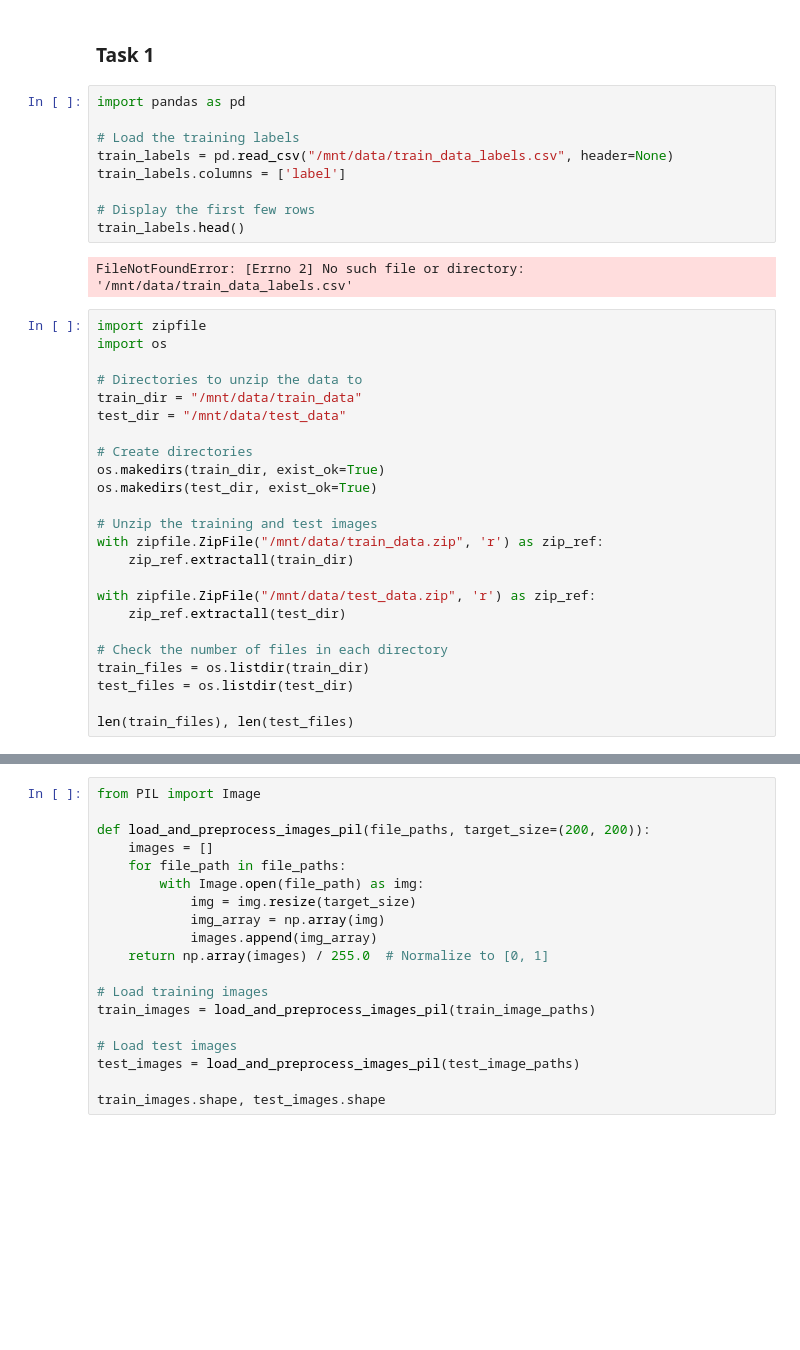
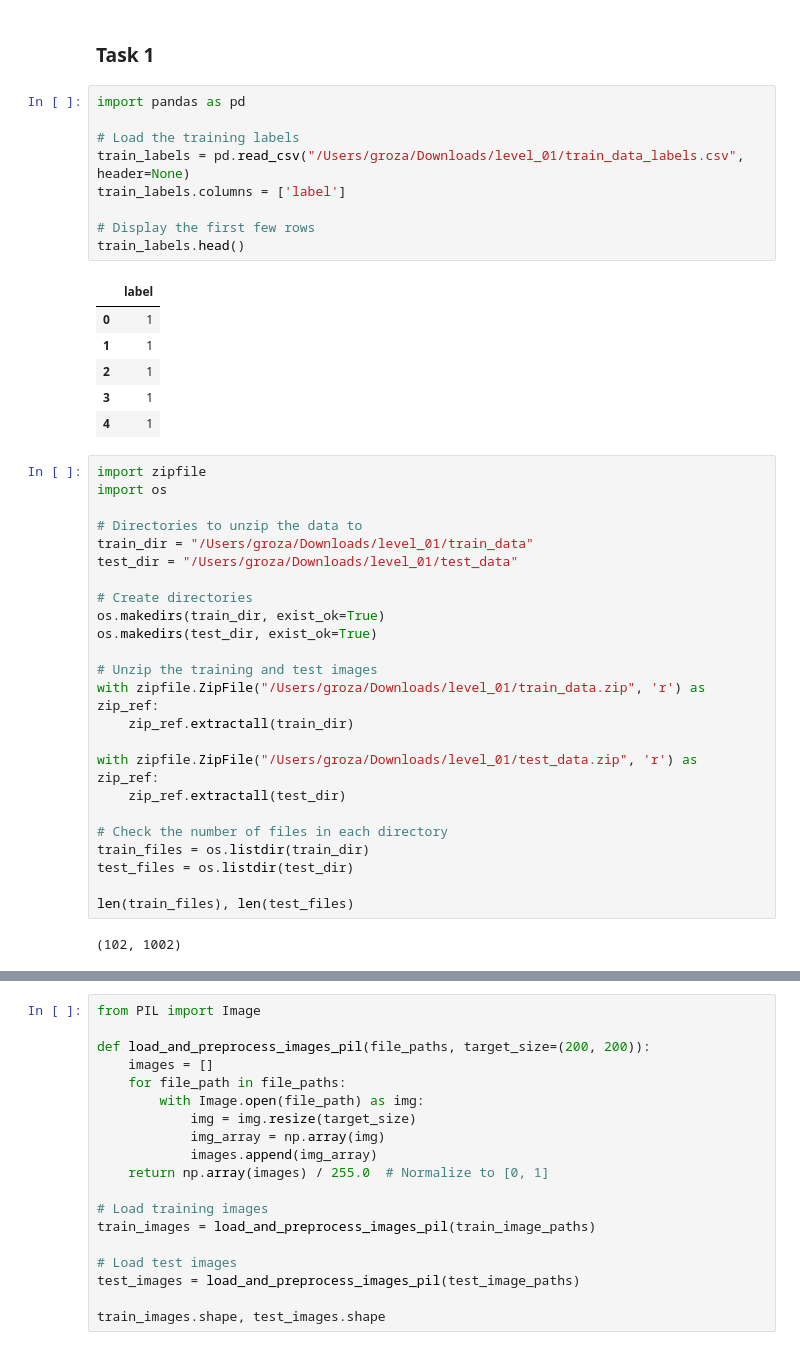
Before and after one commit to iuliagroza/CCC2023-2, a Jupyter notebook: CCC2023-2.ipynb, the cells around one changed output, grey strips where cells are left out. Saved outputs shown, nothing was run; the diff lists cells and outputs as text; blank space fills up the shorter version.

```diff
--- a/CCC2023-2.ipynb
+++ b/CCC2023-2.ipynb
@@ -3,31 +3,36 @@
 # %%
 import pandas as pd
 
 # Load the training labels
-train_labels = pd.read_csv("/mnt/data/train_data_labels.csv", header=None)
+train_labels = pd.read_csv("/Users/groza/Downloads/level_01/train_data_labels.csv", header=None)
 train_labels.columns = ['label']
 
 # Display the first few rows
 train_labels.head()
 # %% [output]
-FileNotFoundError: [Errno 2] No such file or directory: '/mnt/data/train_data_labels.csv'
+|  | label |
+| 0 | 1 |
+| 1 | 1 |
+| 2 | 1 |
+| 3 | 1 |
+| 4 | 1 |
 # %%
 import zipfile
 import os
 
 # Directories to unzip the data to
-train_dir = "/mnt/data/train_data"
-test_dir = "/mnt/data/test_data"
+train_dir = "/Users/groza/Downloads/level_01/train_data"
+test_dir = "/Users/groza/Downloads/level_01/test_data"
 
 # Create directories
 os.makedirs(train_dir, exist_ok=True)
 os.makedirs(test_dir, exist_ok=True)
 
 # Unzip the training and test images
-with zipfile.ZipFile("/mnt/data/train_data.zip", 'r') as zip_ref:
+with zipfile.ZipFile("/Users/groza/Downloads/level_01/train_data.zip", 'r') as zip_ref:
     zip_ref.extractall(train_dir)
 
-with zipfile.ZipFile("/mnt/data/test_data.zip", 'r') as zip_ref:
+with zipfile.ZipFile("/Users/groza/Downloads/level_01/test_data.zip", 'r') as zip_ref:
     zip_ref.extractall(test_dir)
 
 # Check the number of files in each directory
@@ -35,6 +40,8 @@ train_files = os.listdir(train_dir)
 test_files = os.listdir(test_dir)
 
 len(train_files), len(test_files)
+# %% [output]
+(102, 1002)
 # %%
 # Inspecting the contents of the train and test directories
 os.listdir(train_dir), os.listdir(test_dir)
```
Also changed, not shown: parts of 9 cells of this notebook.
